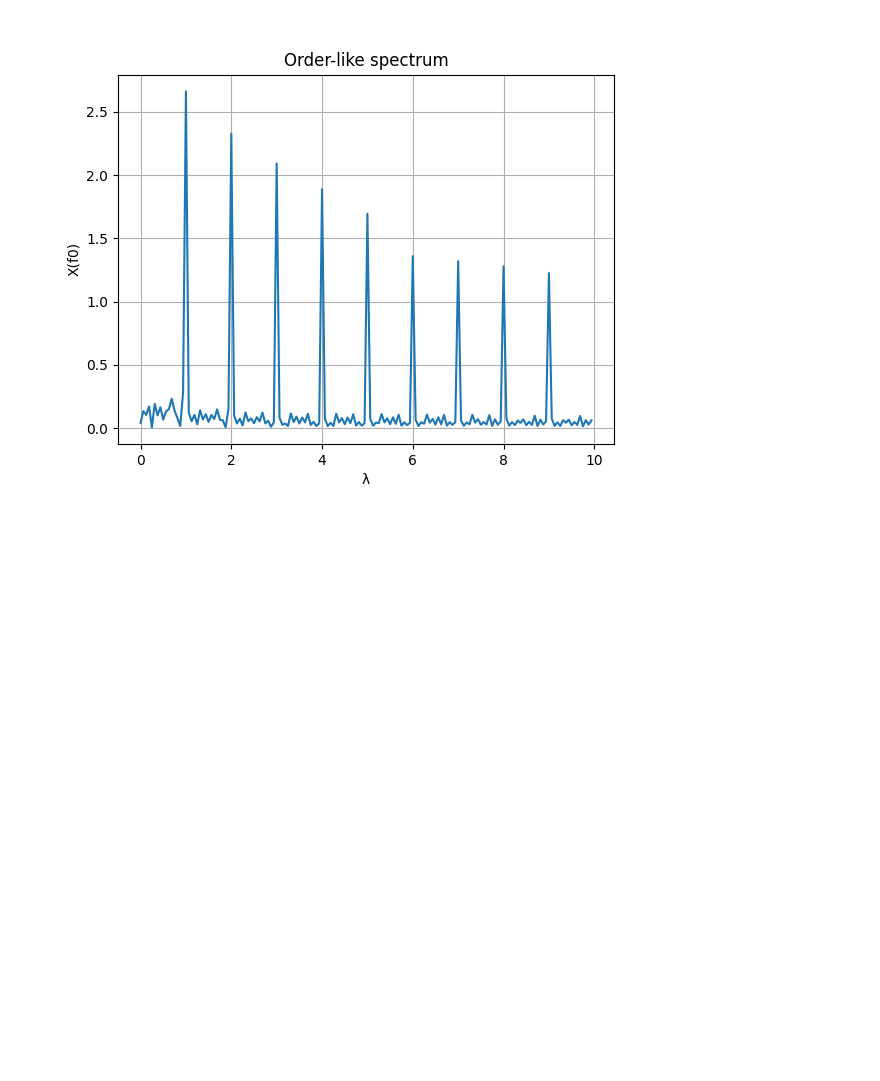
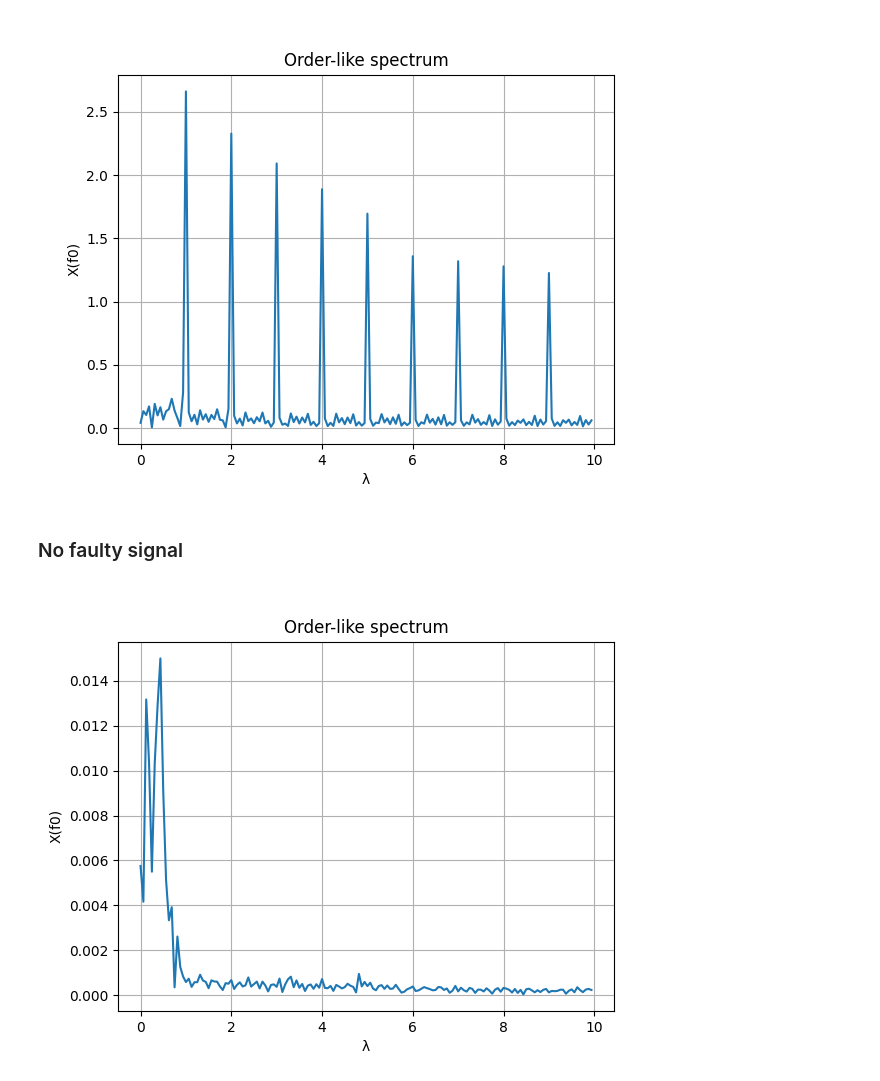
Before and after one commit to androdl96/FlatWheels, a Jupyter notebook: FlatWheels1.ipynb, the cells around one changed output. Cells and saved outputs as stored; diff of their text form; code cells hidden in the pictures; blank space fills up the shorter version.

Commit message:
healthy signal processed

```diff
--- a/FlatWheels1.ipynb
+++ b/FlatWheels1.ipynb
@@ -308,3 +304,34 @@ plt.grid(True)
 plt.show()
 # %% [output]
 [figure]
+# %% [markdown]
+### No faulty signal
+# %%
+Sx_noflat_env=np.abs(signal.hilbert(az_no_flat))
+Sx_noflat_env=Sx_noflat_env-np.mean(Sx_noflat_env)
+
+λs=np.arange(0,10,1/16)
+#fr=np.linspace(20,50,N)
+fr_gd=fr*np.ones((N,1))
+X_f0=[]
+for λ in λs:
+    f_num=λ*fr_gd
+    f0=λ*fr_gd[0]
+    S0_num=np.cumsum(f_num-f0)/fs
+    d_2_num=signal.hilbert(Sx_noflat_env)*np.exp(-1j*2*np.pi*S0_num)
+    spectrum=plt.magnitude_spectrum(d_2_num, Fs=fs, color='red')
+    xf0=spectrum[0][(np.fabs(spectrum[1]-f0)).argmin(axis=0)] ### aqui en rigor habría que añadir una interpolación
+    X_f0.append(xf0)
+# %%
+plt.close('all')
+%matplotlib widget
+
+plt.plot(λs,X_f0)
+plt.xlabel('λ')
+plt.ylabel('X(f0)')
+plt.title("Order-like spectrum")
+plt.grid(True)
+#plt.savefig('lambda_spct.pdf',bbox_inches='tight')
+plt.show()
+# %% [output]
+[figure, added]
```
Also changed, not shown: parts of 2 cells of this notebook.
